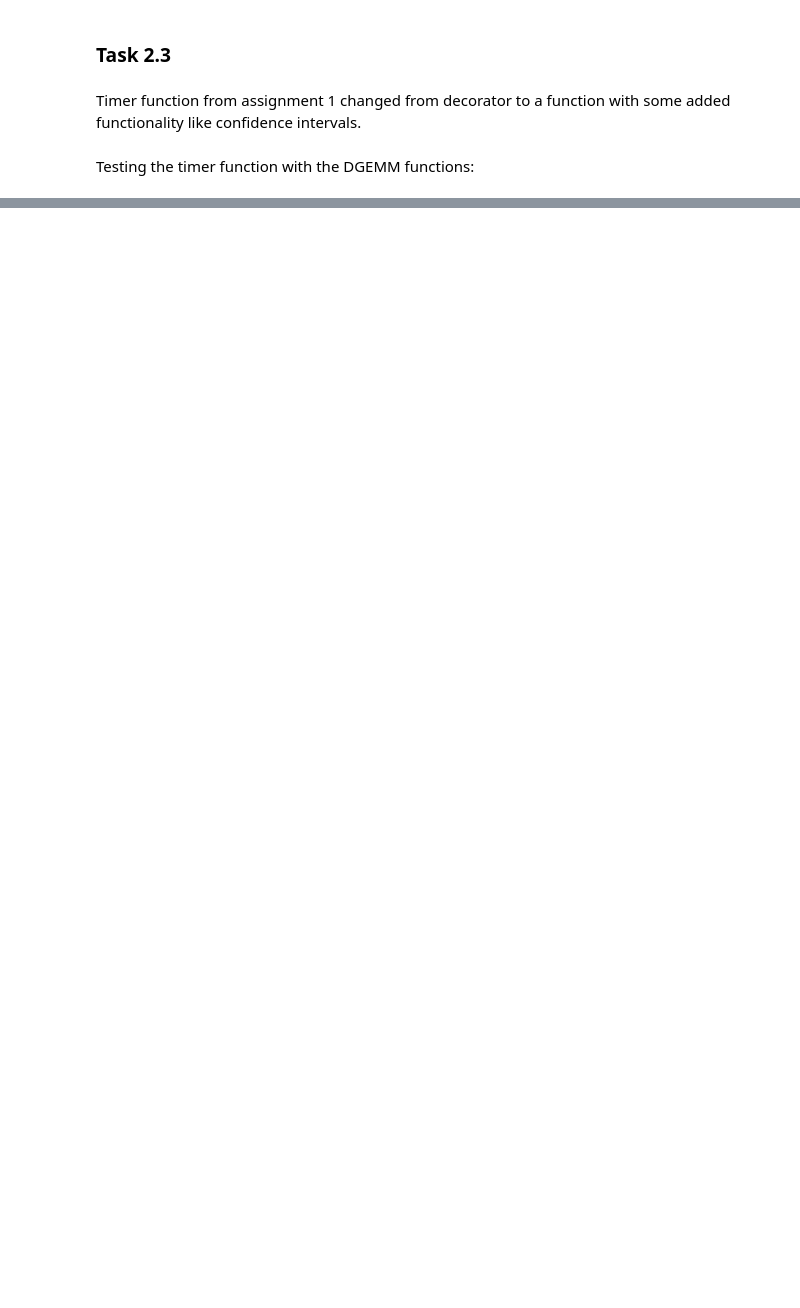
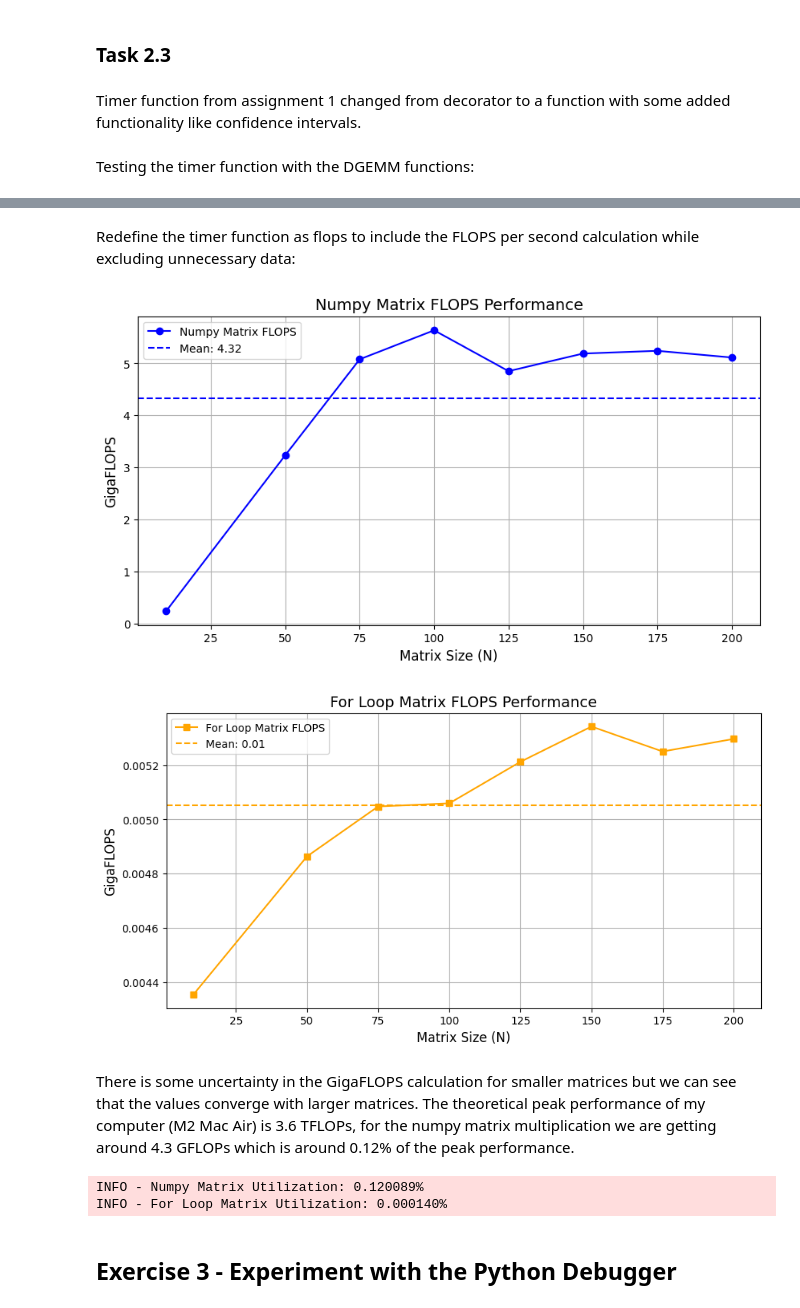
Before and after one commit to KthKittySquad/hpc, a Jupyter notebook: A2/assignment2.ipynb, the cells around one changed output, grey strips where cells are left out. Drawn from its saved outputs; the diff is of its cells as text; code cells hidden in the pictures; blank space fills up the shorter version.

```diff
--- a/A2/assignment2.ipynb
+++ b/A2/assignment2.ipynb
@@ -346,0 +350,2 @@ INFO - Function: for_loop_matrix_multiplication 10x10
+# %% [markdown]
+Redefine the timer function as flops to include the FLOPS per second calculation while excluding unnecessary data:
@@ -346,0 +368,70 @@ INFO - Function: for_loop_matrix_multiplication 10x10
+# %%
+seed = 1
+
+sizes = [10,50,75,100,125,150,175,200]
+
+numpy_matrix_flops = np.zeros((len(sizes),), dtype=float)
+for_loop_matrix_flops = np.zeros((len(sizes),), dtype=float)
+
+for n in range(len(sizes)):
+    N = sizes[n]
+    A, B, C = matrix_generator(seed, N)
+    numpy_matrix_flops[n] = FLOPS(N, numpy_matrix_multiplication, A, B, C)
+    for_loop_matrix_flops[n] = FLOPS(N, for_loop_matrix_multiplication, A, B, C, N)
+# %%
+mean_numpy_flops = numpy_matrix_flops.mean()
+mean_for_loop_flops = for_loop_matrix_flops.mean()
+
+plt.figure(figsize=(10, 5))
+plt.plot(
+    sizes, numpy_matrix_flops, marker="o", color="blue", label="Numpy Matrix FLOPS"
+)
+plt.axhline(
+    y=mean_numpy_flops,
+    color="blue",
+    linestyle="--",
+    label=f"Mean: {mean_numpy_flops:.2f}",
+)
+plt.xlabel("Matrix Size (N)", fontsize=12)
+plt.ylabel("GigaFLOPS", fontsize=12)
+plt.title("Numpy Matrix FLOPS Performance", fontsize=14)
+plt.legend(fontsize=10)
+plt.grid(True)
+plt.show()
+
+plt.figure(figsize=(10, 5))
+plt.plot(
+    sizes,
+    for_loop_matrix_flops,
+    marker="s",
+    color="orange",
+    label="For Loop Matrix FLOPS",
+)
+plt.axhline(
+    y=mean_for_loop_flops,
+    color="orange",
+    linestyle="--",
+    label=f"Mean: {mean_for_loop_flops:.2f}",
+)
+plt.xlabel("Matrix Size (N)", fontsize=12)
+plt.ylabel("GigaFLOPS", fontsize=12)
+plt.title("For Loop Matrix FLOPS Performance", fontsize=14)
+plt.legend(fontsize=10)
+plt.grid(True)
+plt.show()
+# %% [output]
+[figure, added]
+[figure, added]
+# %% [markdown]
+There is some uncertainty in the GigaFLOPS calculation for smaller matrices but we can see that the values converge with larger matrices. The theoretical peak performance of my computer (M2 Mac Air) is 3.6 TFLOPs, for the numpy matrix multiplication we are getting around 4.3 GFLOPs which is around 0.12% of the peak performance.
+# %%
+theoretical_peak = 3600 # 3.6 TFLOPs
+numpy_utilization = mean_numpy_flops / theoretical_peak
+for_loop_utilization = mean_for_loop_flops / theoretical_peak
+logger.info(f"Numpy Matrix Utilization: {(numpy_utilization*100):.6f}%")
+logger.info(f"For Loop Matrix Utilization: {(for_loop_utilization*100):.6f}%")
+# %% [output]
+INFO - Numpy Matrix Utilization: 0.120089%
+INFO - For Loop Matrix Utilization: 0.000140%
+# %% [markdown]
+## Exercise 3 - Experiment with the Python Debugger
```
Also changed, not shown: parts of 10 cells of this notebook.
